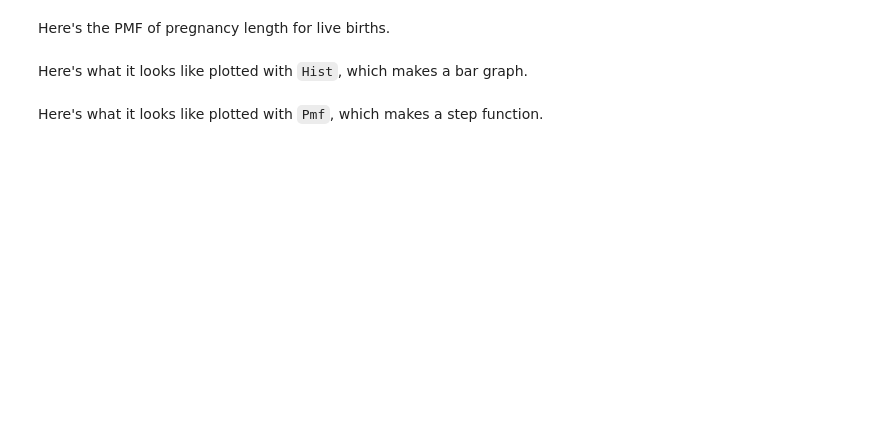
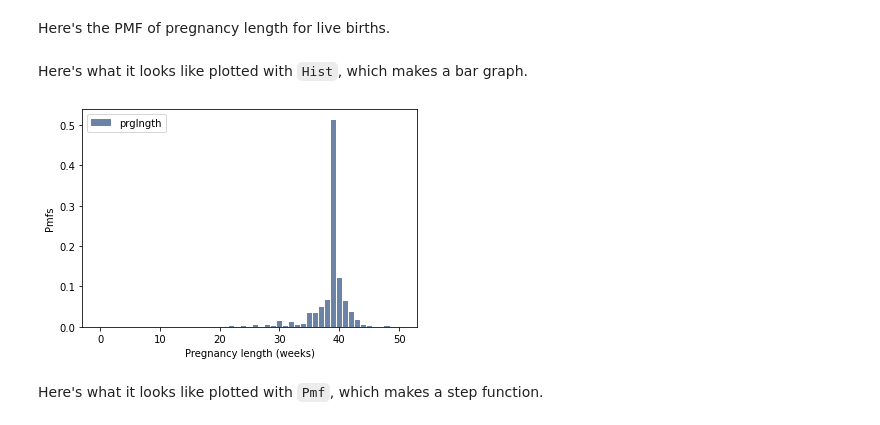
Before and after one commit to RGunasekaran21249030/DS530-RGunasekaran, a Jupyter notebook: Assignment_4.2_RagunathGunasekaran.ipynb, the cells around one changed output. Cells and saved outputs as stored; diff of their text form; code cells hidden in the pictures; blank space fills up the shorter version.

```diff
--- a/Assignment_4.2_RagunathGunasekaran.ipynb
+++ b/Assignment_4.2_RagunathGunasekaran.ipynb
@@ -89,9 +97,10 @@ pmf = thinkstats2.Pmf(live.prglngth, label='prglngth')
 # %% [markdown]
 Here's what it looks like plotted with `Hist`, which makes a bar graph.
 # %%
-#Histogram Analysis of Pregnancy Length
 thinkplot.Hist(pmf)
-thinkplot.Config(xlabel='Pregnancy length (weeks)', ylabel='Pmf')
+thinkplot.Config(xlabel='Pregnancy length (weeks)', ylabel='Pmfs')
+# %% [output]
+[figure, added]
 # %% [markdown]
 Here's what it looks like plotted with `Pmf`, which makes a step function.
 # %%
```
Also changed, not shown: parts of 72 cells of this notebook.
